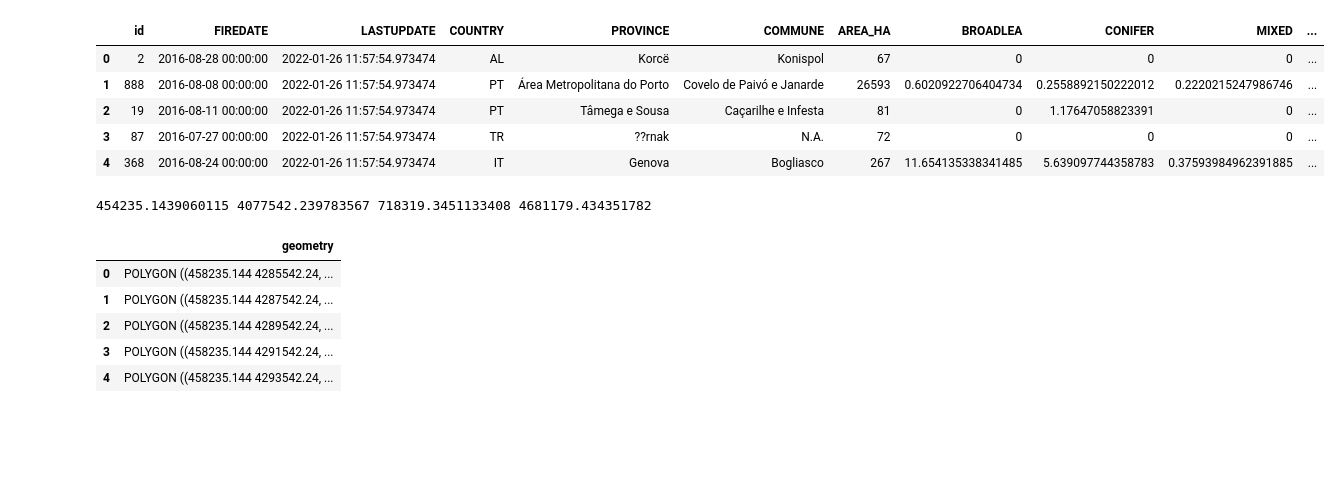
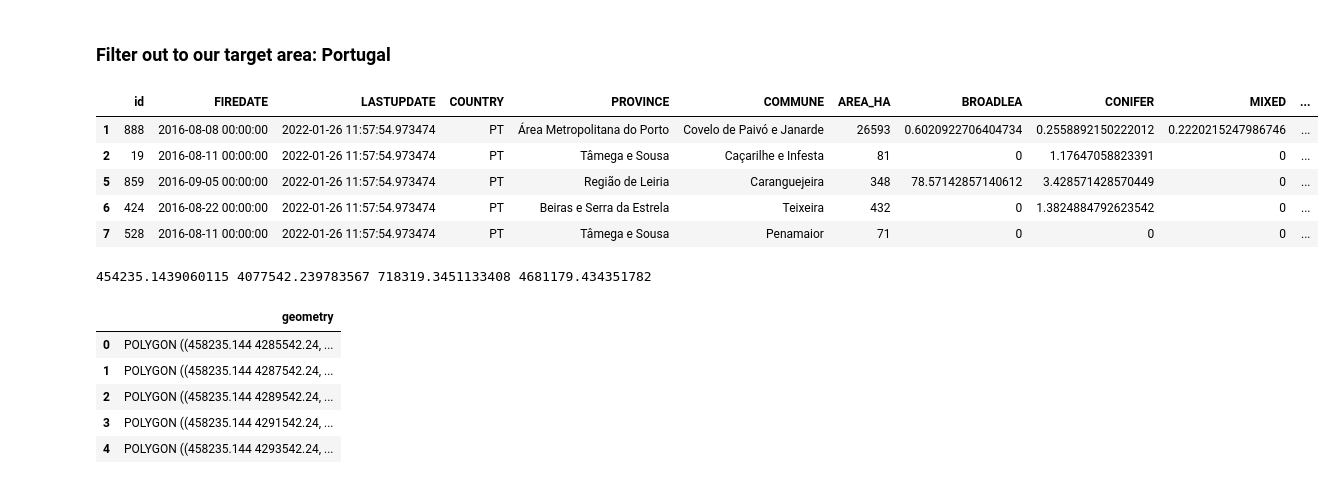
Before and after one commit to selinceydeli/Full-Graph_Wildfire_Prediction, a Jupyter notebook: prep_data.ipynb, the cells around one changed output. Cells and saved outputs as stored; diff of their text form; code cells hidden in the pictures; blank space fills up the shorter version.

```diff
--- a/prep_data.ipynb
+++ b/prep_data.ipynb
@@ -5,2 +23,15 @@ from shapely.geometry import box
+# %%
+DATA_DIRECTORY = "data"
+# Effis Fire Dataset - European Forest Fire Information System
+# https://forest-fire.emergency.copernicus.eu/applications/data-and-services
+FIRE_DATA_PATH = os.path.join(DATA_DIRECTORY, "fire_data/modis.ba.poly.shp")
+
+# Several TIFFs with Wildfire Serveiry, once again from Effis
+WILDFIRE_SEVERITY_DIR = os.path.join(DATA_DIRECTORY, "wildfire_severity")
+
+# Natural Earth - public domain dataset of global geography
+# Admin 0 – Countries dataset has country boundaries
+# https://www.naturalearthdata.com/downloads/110m-cultural-vectors/
+COUNTRY_BOUNDARY_PATH = os.path.join(DATA_DIRECTORY, "country_boundaries/ne_110m_admin_0_countries.shp")
 # %%
 coord_ref_sys = "EPSG:25829"
@@ -7,11 +39,17 @@ coord_ref_sys = "EPSG:25829"
+# %% [markdown]
+### Filter out to our target area: Portugal
 # %%
-fire_data = gpd.read_file("data/fire_data/modis.ba.poly.shp")
+# GeoPandas looks in the same directory for data files by default (.dbf, .shx, etc.)
+fire_data = gpd.read_file(FIRE_DATA_PATH)
+fire_data = fire_data.to_crs(coord_ref_sys) # reproject to our fixed CRS
+fire_data = fire_data[fire_data["COUNTRY"] == "PT"]
+fire_date = fire_data.iloc[:100]
 fire_data.head()
 # %% [output]
 |  | id | FIREDATE | LASTUPDATE | COUNTRY | PROVINCE | COMMUNE | AREA_HA | BROADLEA | CONIFER | MIXED | ... |
-| 0 | 2 | 2016-08-28 00:00:00 | 2022-01-26 11:57:54.973474 | AL | Korcë | Konispol | 67 | 0 | 0 | 0 | ... |
 | 1 | 888 | 2016-08-08 00:00:00 | 2022-01-26 11:57:54.973474 | PT | Área Metropolitana do Porto | Covelo de Paivó e Janarde | 26593 | 0.6020922706404734 | 0.2558892150222012 | 0.2220215247986746 | ... |
 | 2 | 19 | 2016-08-11 00:00:00 | 2022-01-26 11:57:54.973474 | PT | Tâmega e Sousa | Caçarilhe e Infesta | 81 | 0 | 1.17647058823391 | 0 | ... |
-| 3 | 87 | 2016-07-27 00:00:00 | 2022-01-26 11:57:54.973474 | TR | ??rnak | N.A. | 72 | 0 | 0 | 0 | ... |
-| 4 | 368 | 2016-08-24 00:00:00 | 2022-01-26 11:57:54.973474 | IT | Genova | Bogliasco | 267 | 11.654135338341485 | 5.639097744358783 | 0.37593984962391885 | ... |
+| 5 | 859 | 2016-09-05 00:00:00 | 2022-01-26 11:57:54.973474 | PT | Região de Leiria | Caranguejeira | 348 | 78.57142857140612 | 3.428571428570449 | 0 | ... |
+| 6 | 424 | 2016-08-22 00:00:00 | 2022-01-26 11:57:54.973474 | PT | Beiras e Serra da Estrela | Teixeira | 432 | 0 | 1.3824884792623542 | 0 | ... |
+| 7 | 528 | 2016-08-11 00:00:00 | 2022-01-26 11:57:54.973474 | PT | Tâmega e Sousa | Penamaior | 71 | 0 | 0 | 0 | ... |
 # %%
```
Also changed, not shown: parts of 22 cells of this notebook, 1 other file.
